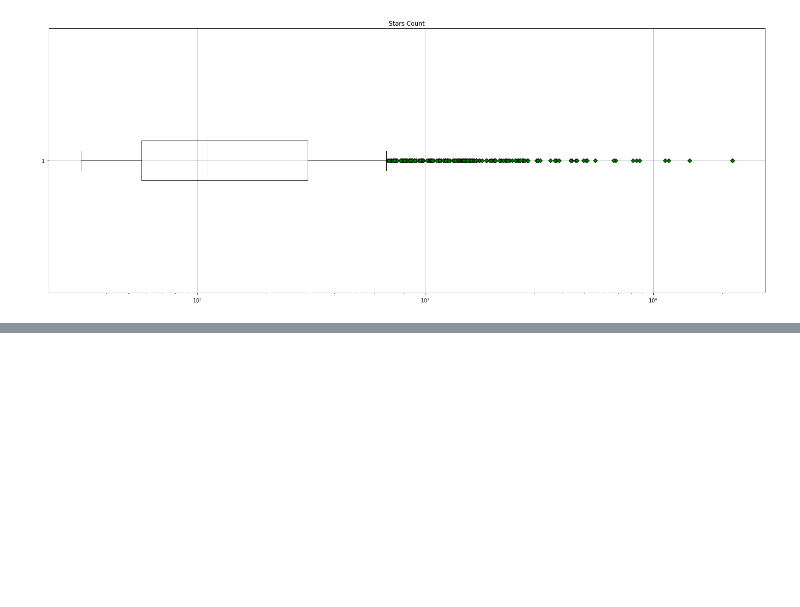
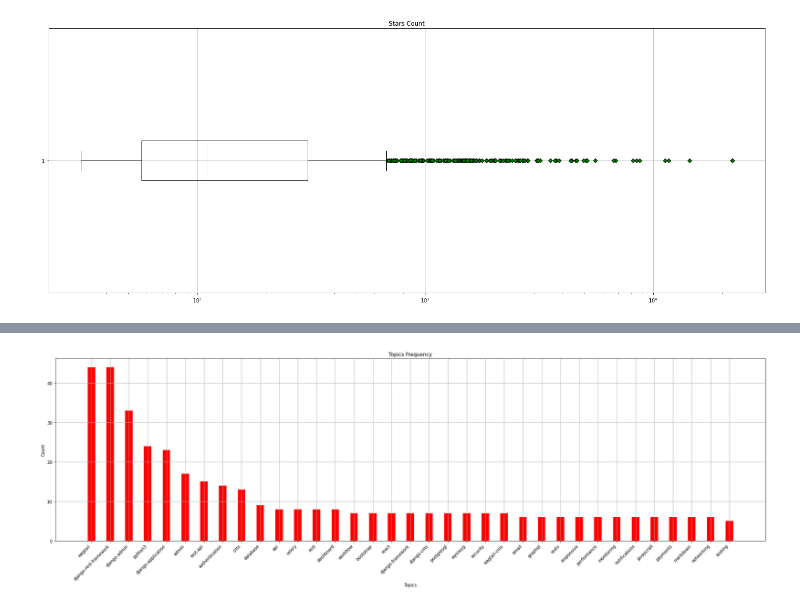
Before and after one commit to rafaatsouza/django-packages-miner, a Jupyter notebook: src/visualization/django-packages.ipynb, the cells around one changed output, grey strips where cells are left out. Saved outputs shown, nothing was run; the diff lists cells and outputs as text; code cells hidden in the pictures; blank space fills up the shorter version.

```diff
--- a/src/visualization/django-packages.ipynb
+++ b/src/visualization/django-packages.ipynb
@@ -65,0 +119,7 @@ plt.show()
+# %%
+top = 35
+top_repo_freq = {k[0]: k[1] for k in sorted(topics_freq.items(), key=operator.itemgetter(1), reverse=True)[:top]}
+
+vm.show_bar_chart_by_dict(top_repo_freq, 'Topics', 'Count', 'Topics Frequency', 'red')
+# %% [output]
+[figure, added]
```
Also changed, not shown: parts of 4 cells of this notebook, 2 other files.
